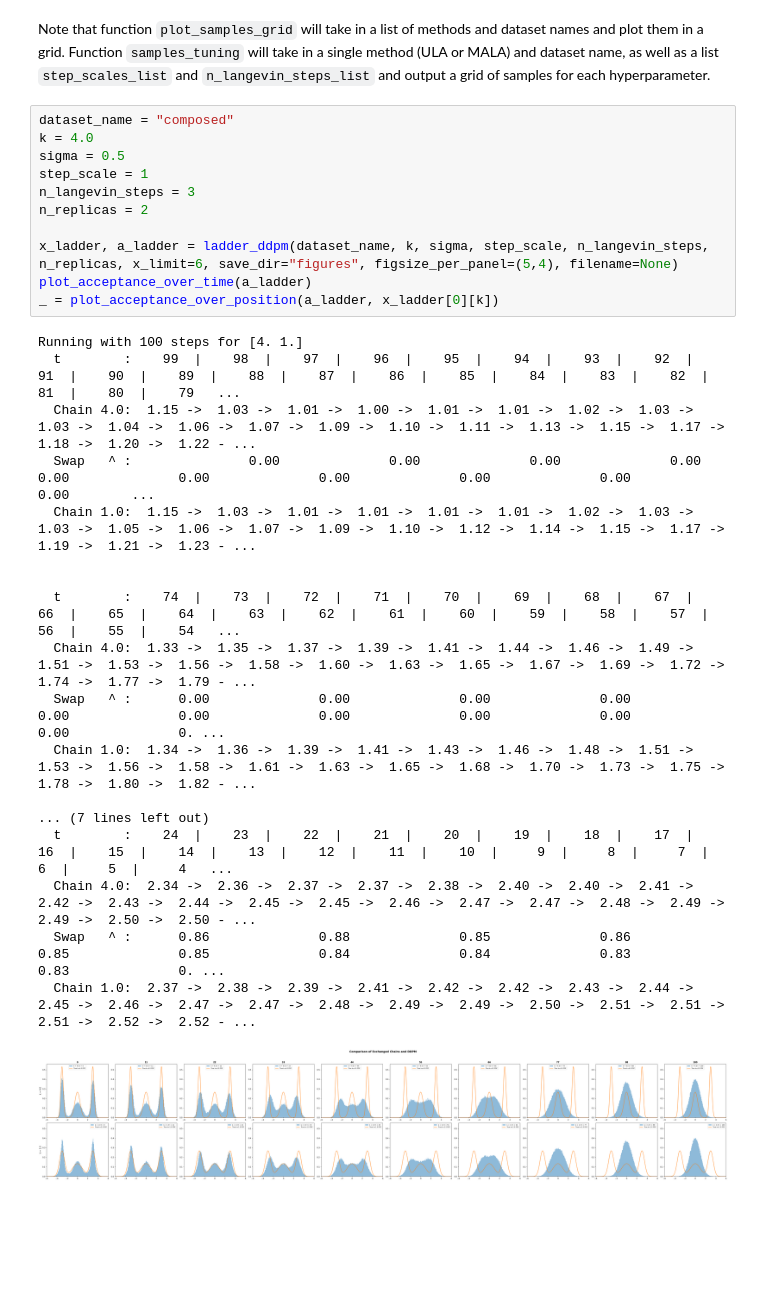
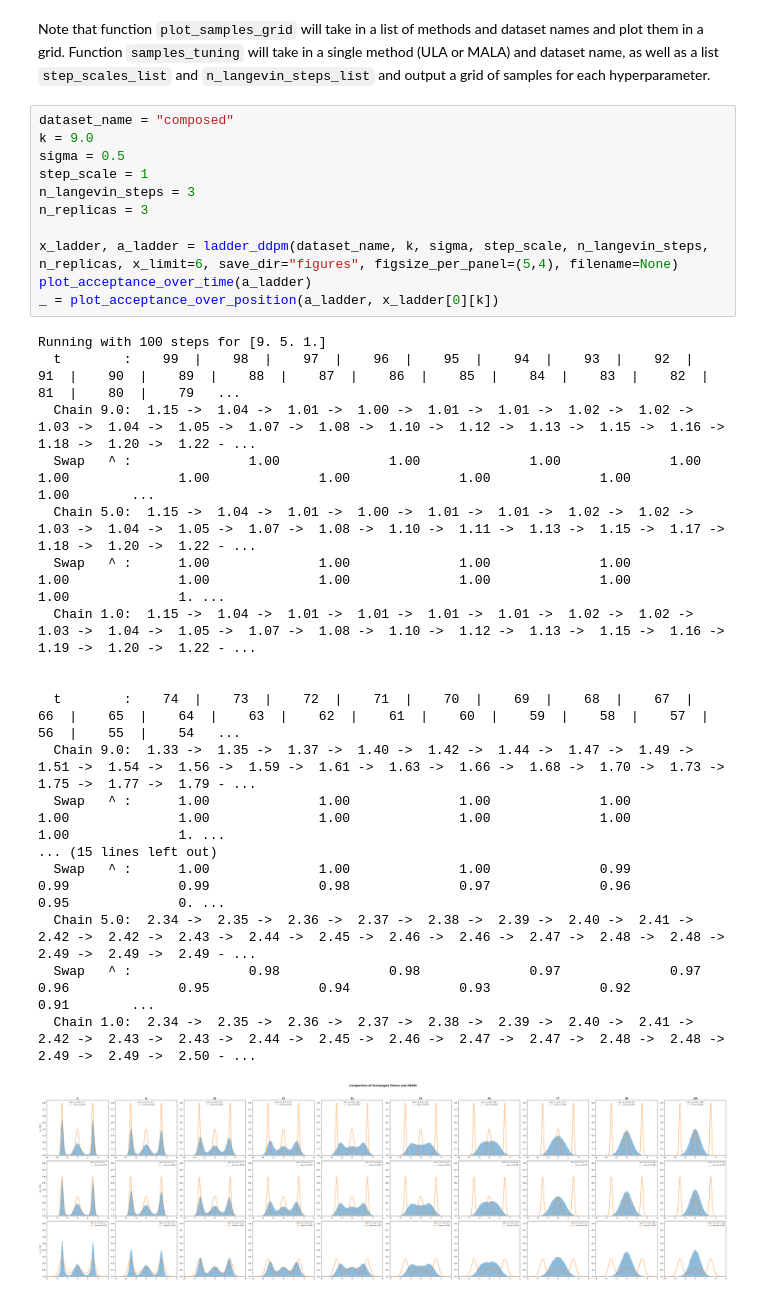
Before and after one commit to oatmeallover/parallel_tempering, a Jupyter notebook: tempered_energy.ipynb, the cells around one changed output. Saved outputs shown, nothing was run; the diff lists cells and outputs as text; blank space fills up the shorter version.

Commit message:
symmetric swaps tsr diff, with three temps

```diff
--- a/tempered_energy.ipynb
+++ b/tempered_energy.ipynb
@@ -14,31 +14,31 @@ from src.eval import ladder_ddpm, plot_acceptance_over_time, plot_acceptance_ove
 Note that function `plot_samples_grid` will take in a list of methods and dataset names and plot them in a grid. Function `samples_tuning` will take in a single method (ULA or MALA) and dataset name, as well as a list `step_scales_list` and `n_langevin_steps_list` and output a grid of samples for each hyperparameter.
 # %%
 dataset_name = "composed"
-k = 4.0
+k = 9.0
 sigma = 0.5
 step_scale = 1
 n_langevin_steps = 3
-n_replicas = 2
+n_replicas = 3
 
 x_ladder, a_ladder = ladder_ddpm(dataset_name, k, sigma, step_scale, n_langevin_steps, n_replicas, x_limit=6, save_dir="figures", figsize_per_panel=(5,4), filename=None)
 plot_acceptance_over_time(a_ladder)
 _ = plot_acceptance_over_position(a_ladder, x_ladder[0][k])
 # %% [output]
-Running with 100 steps for [4. 1.]
+Running with 100 steps for [9. 5. 1.]
   t        :    99  |    98  |    97  |    96  |    95  |    94  |    93  |    92  |    91  |    90  |    89  |    88  |    87  |    86  |    85  |    84  |    83  |    82  |    81  |    80  |    79   ...
-  Chain 4.0:  1.15 ->  1.03 ->  1.01 ->  1.00 ->  1.01 ->  1.01 ->  1.02 ->  1.03 ->  1.03 ->  1.04 ->  1.06 ->  1.07 ->  1.09 ->  1.10 ->  1.11 ->  1.13 ->  1.15 ->  1.17 ->  1.18 ->  1.20 ->  1.22 - ...
-  Swap   ^ :               0.00              0.00              0.00              0.00              0.00              0.00              0.00              0.00              0.00              0.00        ...
-  Chain 1.0:  1.15 ->  1.03 ->  1.01 ->  1.01 ->  1.01 ->  1.01 ->  1.02 ->  1.03 ->  1.03 ->  1.05 ->  1.06 ->  1.07 ->  1.09 ->  1.10 ->  1.12 ->  1.14 ->  1.15 ->  1.17 ->  1.19 ->  1.21 ->  1.23 - ...
+  Chain 9.0:  1.15 ->  1.04 ->  1.01 ->  1.00 ->  1.01 ->  1.01 ->  1.02 ->  1.02 ->  1.03 ->  1.04 ->  1.05 ->  1.07 ->  1.08 ->  1.10 ->  1.12 ->  1.13 ->  1.15 ->  1.16 ->  1.18 ->  1.20 ->  1.22 - ...
+  Swap   ^ :               1.00              1.00              1.00              1.00              1.00              1.00              1.00              1.00              1.00              1.00        ...
+  Chain 5.0:  1.15 ->  1.04 ->  1.01 ->  1.00 ->  1.01 ->  1.01 ->  1.02 ->  1.02 ->  1.03 ->  1.04 ->  1.05 ->  1.07 ->  1.08 ->  1.10 ->  1.11 ->  1.13 ->  1.15 ->  1.17 ->  1.18 ->  1.20 ->  1.22 - ...
+  Swap   ^ :      1.00              1.00              1.00              1.00              1.00              1.00              1.00              1.00              1.00              1.00              1. ...
+  Chain 1.0:  1.15 ->  1.04 ->  1.01 ->  1.01 ->  1.01 ->  1.01 ->  1.02 ->  1.02 ->  1.03 ->  1.04 ->  1.05 ->  1.07 ->  1.08 ->  1.10 ->  1.12 ->  1.13 ->  1.15 ->  1.16 ->  1.19 ->  1.20 ->  1.22 - ...
 
 
   t        :    74  |    73  |    72  |    71  |    70  |    69  |    68  |    67  |    66  |    65  |    64  |    63  |    62  |    61  |    60  |    59  |    58  |    57  |    56  |    55  |    54   ...
-  Chain 4.0:  1.33 ->  1.35 ->  1.37 ->  1.39 ->  1.41 ->  1.44 ->  1.46 ->  1.49 ->  1.51 ->  1.53 ->  1.56 ->  1.58 ->  1.60 ->  1.63 ->  1.65 ->  1.67 ->  1.69 ->  1.72 ->  1.74 ->  1.77 ->  1.79 - ...
-  Swap   ^ :      0.00              0.00              0.00              0.00              0.00              0.00              0.00              0.00              0.00              0.00              0. ...
-  Chain 1.0:  1.34 ->  1.36 ->  1.39 ->  1.41 ->  1.43 ->  1.46 ->  1.48 ->  1.51 ->  1.53 ->  1.56 ->  1.58 ->  1.61 ->  1.63 ->  1.65 ->  1.68 ->  1.70 ->  1.73 ->  1.75 ->  1.78 ->  1.80 ->  1.82 - ...
-
-... (7 lines left out)
-  t        :    24  |    23  |    22  |    21  |    20  |    19  |    18  |    17  |    16  |    15  |    14  |    13  |    12  |    11  |    10  |     9  |     8  |     7  |     6  |     5  |     4   ...
-  Chain 4.0:  2.34 ->  2.36 ->  2.37 ->  2.37 ->  2.38 ->  2.40 ->  2.40 ->  2.41 ->  2.42 ->  2.43 ->  2.44 ->  2.45 ->  2.45 ->  2.46 ->  2.47 ->  2.47 ->  2.48 ->  2.49 ->  2.49 ->  2.50 ->  2.50 - ...
-  Swap   ^ :      0.86              0.88              0.85              0.86              0.85              0.85              0.84              0.84              0.83              0.83              0. ...
-  Chain 1.0:  2.37 ->  2.38 ->  2.39 ->  2.41 ->  2.42 ->  2.42 ->  2.43 ->  2.44 ->  2.45 ->  2.46 ->  2.47 ->  2.47 ->  2.48 ->  2.49 ->  2.49 ->  2.50 ->  2.51 ->  2.51 ->  2.51 ->  2.52 ->  2.52 - ...
+  Chain 9.0:  1.33 ->  1.35 ->  1.37 ->  1.40 ->  1.42 ->  1.44 ->  1.47 ->  1.49 ->  1.51 ->  1.54 ->  1.56 ->  1.59 ->  1.61 ->  1.63 ->  1.66 ->  1.68 ->  1.70 ->  1.73 ->  1.75 ->  1.77 ->  1.79 - ...
+  Swap   ^ :      1.00              1.00              1.00              1.00              1.00              1.00              1.00              1.00              1.00              1.00              1. ...
+... (15 lines left out)
+  Swap   ^ :      1.00              1.00              1.00              0.99              0.99              0.99              0.98              0.97              0.96              0.95              0. ...
+  Chain 5.0:  2.34 ->  2.35 ->  2.36 ->  2.37 ->  2.38 ->  2.39 ->  2.40 ->  2.41 ->  2.42 ->  2.42 ->  2.43 ->  2.44 ->  2.45 ->  2.46 ->  2.46 ->  2.47 ->  2.48 ->  2.48 ->  2.49 ->  2.49 ->  2.49 - ...
+  Swap   ^ :               0.98              0.98              0.97              0.97              0.96              0.95              0.94              0.93              0.92              0.91        ...
+  Chain 1.0:  2.34 ->  2.35 ->  2.36 ->  2.37 ->  2.38 ->  2.39 ->  2.40 ->  2.41 ->  2.42 ->  2.43 ->  2.43 ->  2.44 ->  2.45 ->  2.46 ->  2.47 ->  2.47 ->  2.48 ->  2.48 ->  2.49 ->  2.49 ->  2.50 - ...
-[figure, old version]
+[figure, new version]
```
Also changed, not shown: parts of 1 cell of this notebook, 7 other files.
